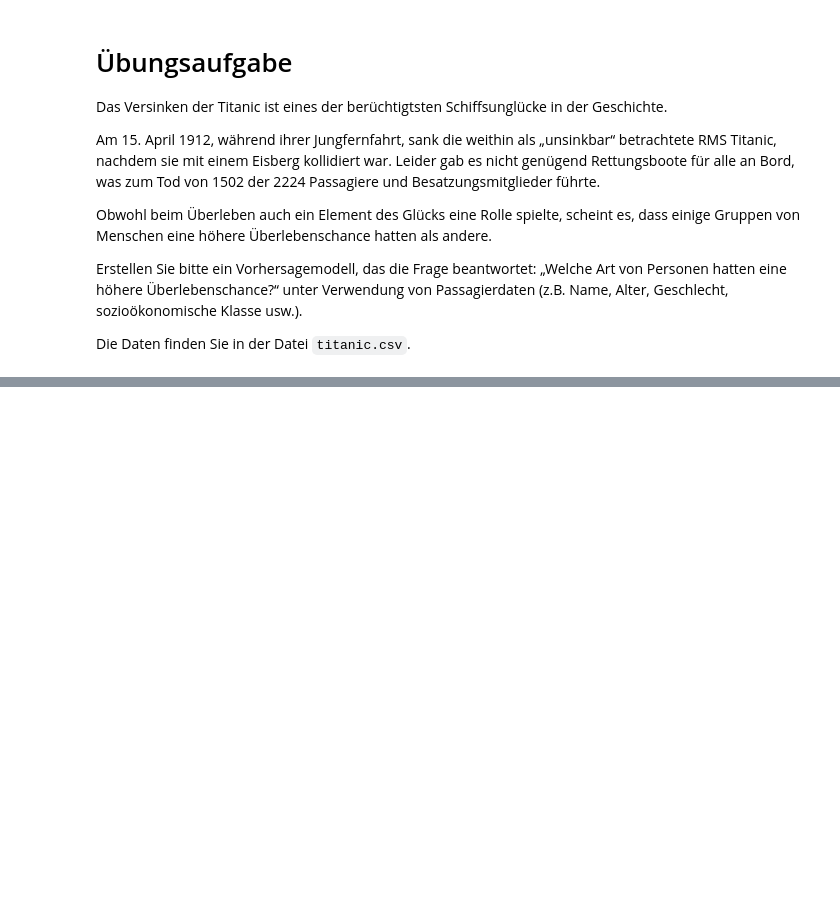
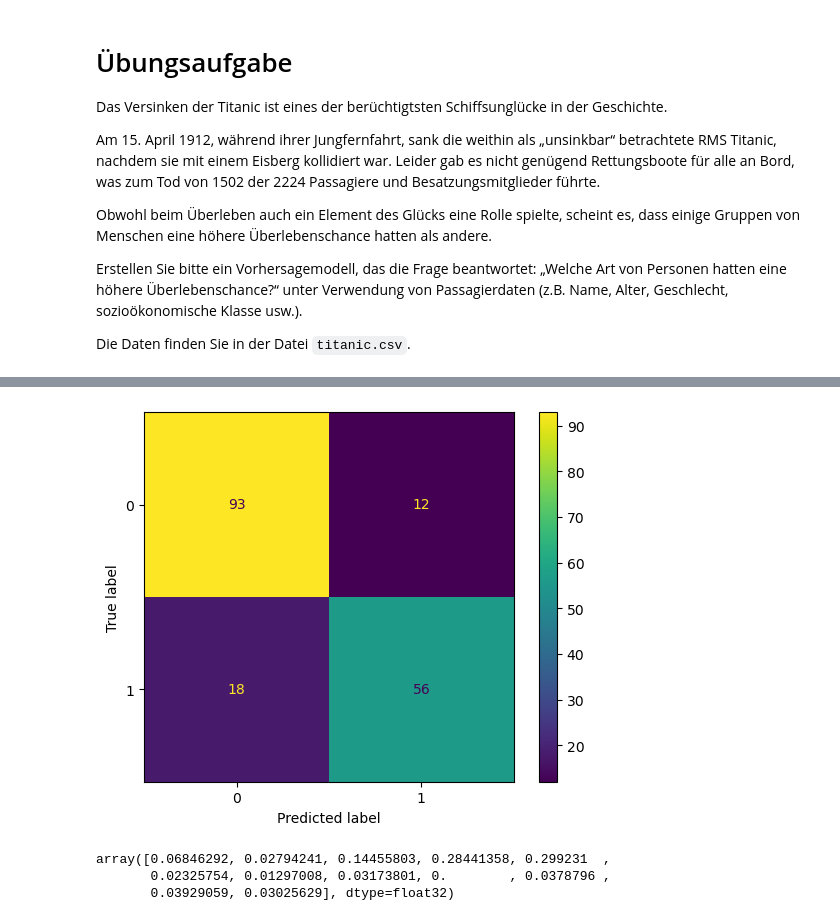
Before and after one commit to FlorianWolff95/DHBW_BI_S24, a Jupyter notebook: ML_Klassifikation.ipynb, the cells around one changed output, grey strips where cells are left out. Drawn from its saved outputs; the diff is of its cells as text; code cells hidden in the pictures; blank space fills up the shorter version.

Commit message:
add solution for Classification

```diff
--- a/ML_Klassifikation.ipynb
+++ b/ML_Klassifikation.ipynb
@@ -192,0 +208,5 @@ Die Daten finden Sie in der Datei `titanic.csv`.
+# %%
+X = df.drop(columns=TARGET)
+y = df[TARGET]
+
+print(X.head(),"\n", y.head())
@@ -192,0 +226,17 @@ Die Daten finden Sie in der Datei `titanic.csv`.
+# %%
+X_train, X_test, y_train, y_test = train_test_split(X, y, test_size=0.2, random_state=42)
+
+model = XGBClassifier()
+
+onhot = OneHotEncoder(handle_unknown="ignore")
+
+preprocessor = ColumnTransformer(transformers=[("onehot", onhot, category_features)], remainder="passthrough").fit(X_train)
+
+
+scoring = {
+    "precision": make_scorer(precision_score),
+    "recall": make_scorer(recall_score),
+    "f1": make_scorer(f1_score),
+    "accuracy": make_scorer(accuracy_score),
+    "roc_accuracy": make_scorer(roc_auc_score),
+}
@@ -192,0 +309,15 @@ Die Daten finden Sie in der Datei `titanic.csv`.
+# %%
+# best model
+best_model = grid_search.best_estimator_
+
+data_preprocessed = preprocessor.transform(X_test)
+y_prediction = best_model.predict(data_preprocessed)
+y_prediction_proba = best_model.predict_proba(data_preprocessed)[:, 1]
+cm = confusion_matrix(y_true=y_test, y_pred=y_prediction, labels=best_model.classes_)
+print(f"Test set accuracy: {accuracy_score(y_test, y_prediction):.4f}")
+print(f"Test set ROC-AUC: {roc_auc_score(y_test, y_prediction_proba):.4f}")
+print(f"Test set precision: {precision_score(y_test, y_prediction):.4f}")
+print(f"Test set recall: {recall_score(y_test, y_prediction):.4f}")
+print(f"Test set F1: {f1_score(y_test, y_prediction):.4f}")
+print(f"Test set ROC-AUC: {roc_auc_score(y_test, y_prediction_proba):.4f}\n")
+print(f"Classification Report:\n{classification_report(y_test, y_prediction)}\n\n")
@@ -192,0 +341,15 @@ Die Daten finden Sie in der Datei `titanic.csv`.
+# %%
+# Confusion Matrix
+disp = ConfusionMatrixDisplay(confusion_matrix=cm, display_labels=best_model.classes_)
+disp.plot()
+plt.show()
+# %% [output]
+[figure, added]
+# %%
+# Feature Importance
+feature_importance = best_model.feature_importances_
+feature_importance
+# %% [output]
+array([0.06846292, 0.02794241, 0.14455803, 0.28441358, 0.299231  ,
+       0.02325754, 0.01297008, 0.03173801, 0.        , 0.0378796 ,
+       0.03929059, 0.03025629], dtype=float32)
```
Also changed, not shown: parts of 28 cells of this notebook, 2 other files.
